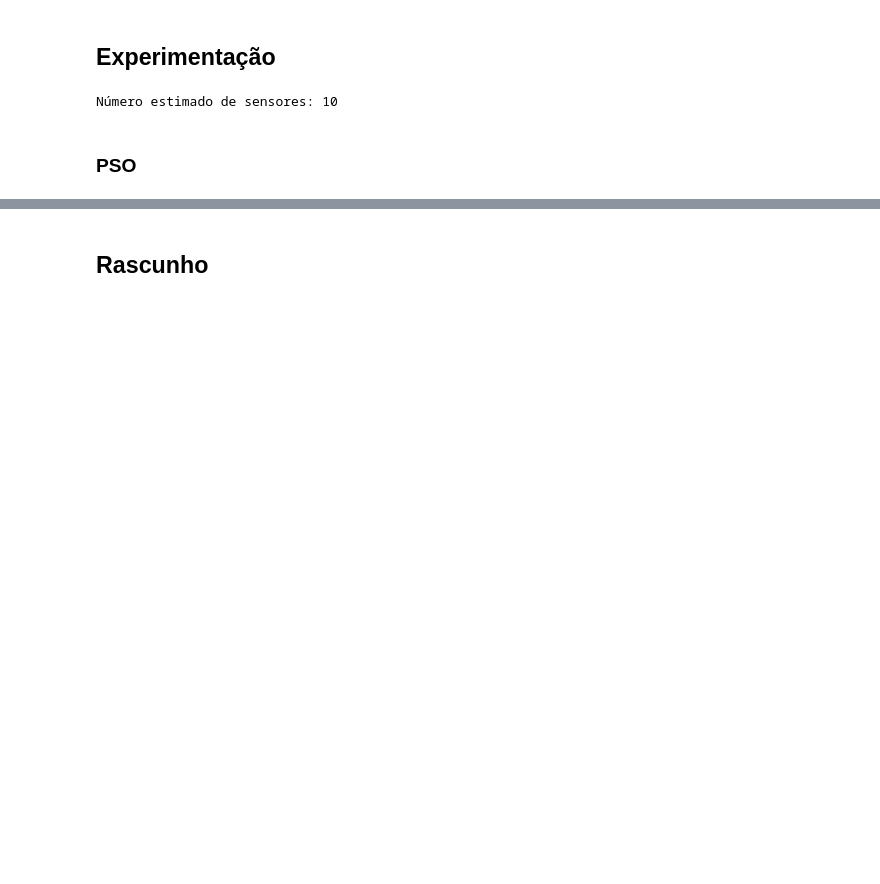
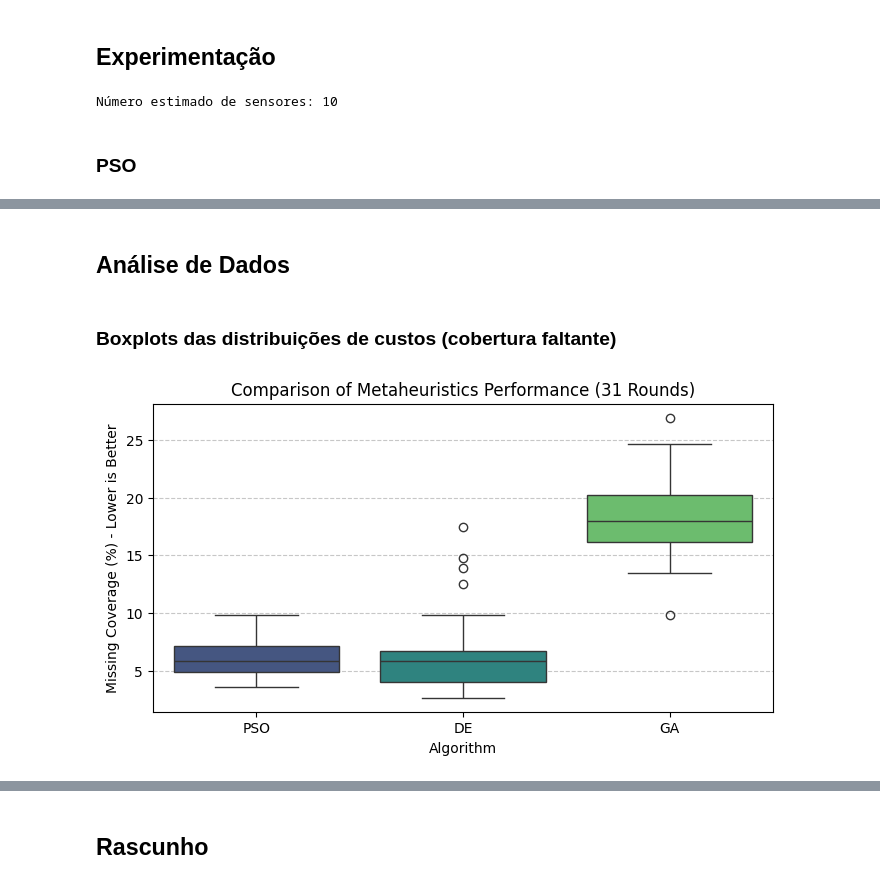
Before and after one commit to VictorPLima/optimal_sensor_placement_via_metaheuristics, a Jupyter notebook: Posicionamento_Ótimo_de_Sensores.ipynb, the cells around one changed output, grey strips where cells are left out. Saved outputs shown, nothing was run; the diff lists cells and outputs as text; code cells hidden in the pictures; blank space fills up the shorter version.

Commit message:
Feature: Experimentação, Análise de Dados, e Tuning com Optuna realizados

```diff
--- a/Posicionamento_Ótimo_de_Sensores.ipynb
+++ b/Posicionamento_Ótimo_de_Sensores.ipynb
@@ -783,0 +876,12 @@ KeyboardInterrupt:
+# %%
+import json
+
+# Convert solutions (list of ndarrays) to list of lists for all algorithms
+# for algo in ['PSO', 'DE', 'GA']:
+#     # Each 'solution' is an ndarray, so convert each of them to a list
+#     OSP_experimentation_results[algo]['solutions'] = [sol.tolist() for sol in OSP_experimentation_results[algo]['solutions']]
+#     # Each 'cost' is a np.float64, so convert each of them to a float
+#     OSP_experimentation_results[algo]['costs'] = [float(cost) for cost in OSP_experimentation_results[algo]['costs']]
+
+with open("OSP_experimentation_results.json", "w") as file:
+    json.dump(OSP_experimentation_results, file, indent=4)
@@ -783,0 +890,7 @@ KeyboardInterrupt:
+# %%
+import json
+
+with open("OSP_experimentation_results.json", "r") as file:
+    OSP_exp_results = json.load(file)
+
+OSP_exp_results['GA']['costs']
@@ -783,0 +915,28 @@ KeyboardInterrupt:
+# %% [markdown]
+## Análise de Dados
+# %% [markdown]
+### Boxplots das distribuições de custos (cobertura faltante)
+# %%
+import seaborn as sns
+import matplotlib.pyplot as plt
+import pandas as pd
+
+# Prepare data for plotting
+data = []
+for algo in ['PSO', 'DE', 'GA']:
+    costs = OSP_exp_results[algo]['costs']
+    for cost in costs:
+        data.append({'Algorithm': algo, 'Missing Coverage (%)': cost})
+
+df_plot = pd.DataFrame(data)
+
+# Create the boxplot
+plt.figure(figsize=(8, 4))
+sns.boxplot(x='Algorithm', y='Missing Coverage (%)', data=df_plot, palette='viridis', hue='Algorithm', legend=False)
+plt.title('Comparison of Metaheuristics Performance (31 Rounds)')
+plt.ylabel('Missing Coverage (%) - Lower is Better')
+plt.xlabel('Algorithm')
+plt.grid(axis='y', linestyle='--', alpha=0.7)
+plt.show()
+# %% [output]
+[figure, added]
```
Also changed, not shown: parts of 51 cells of this notebook.
